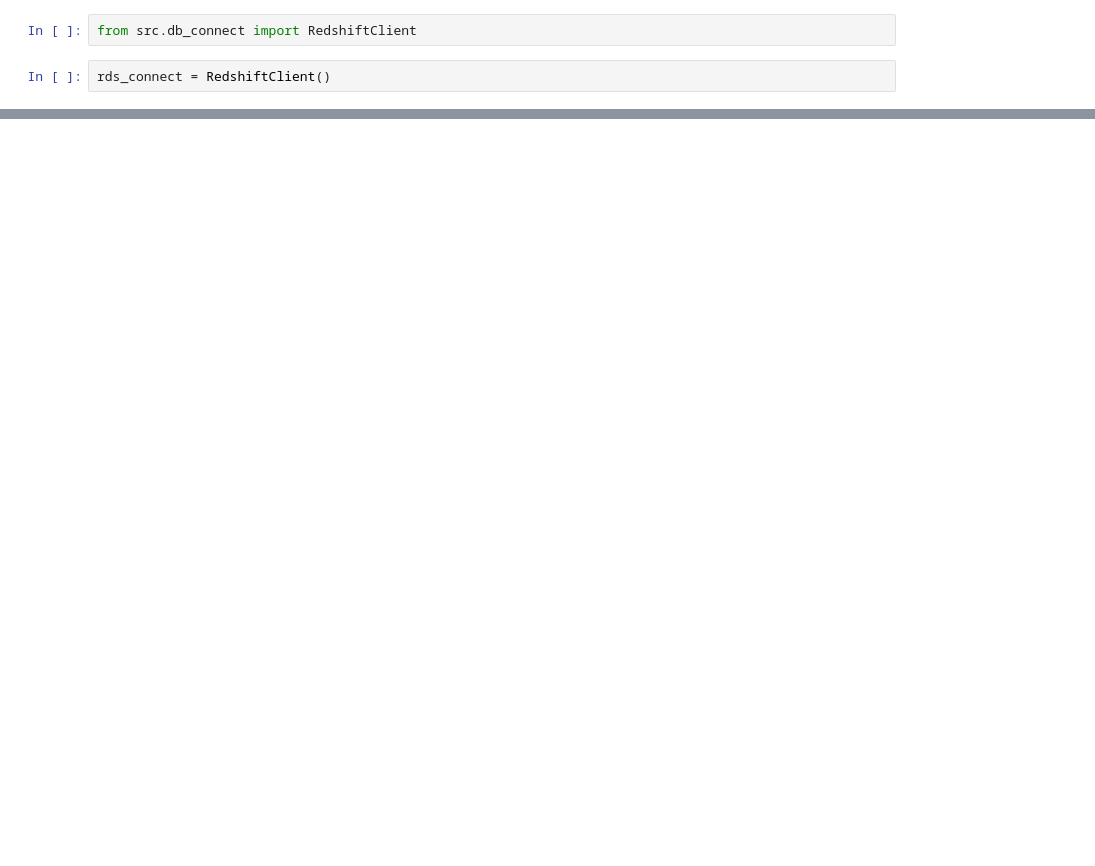
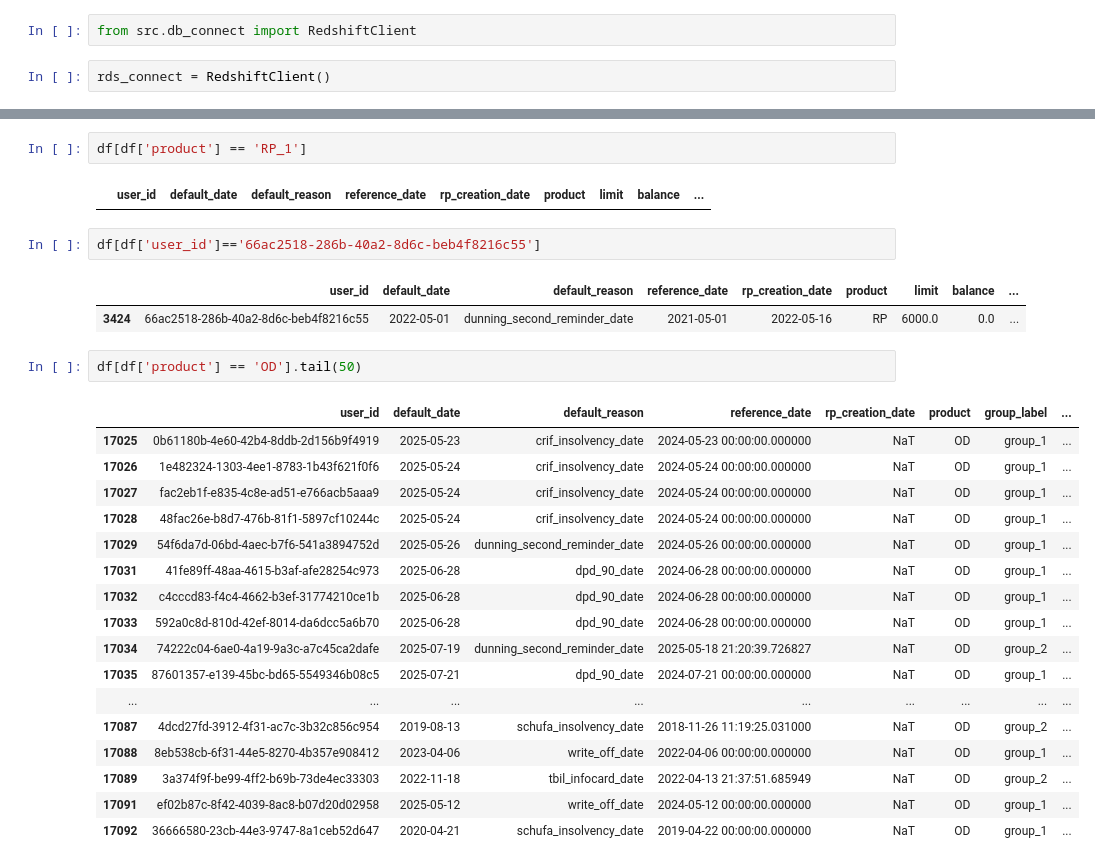
Before and after one commit to ilyakatliaroun26/CCF, a Jupyter notebook: test.ipynb, the cells around one changed output, grey strips where cells are left out. Drawn from its saved outputs; the diff is of its cells as text; blank space fills up the shorter version.

```diff
--- a/test.ipynb
+++ b/test.ipynb
@@ -25,0 +115,29 @@ print(df.head())
+# %%
+df[df['product'] == 'RP_1']
+# %% [output]
+|  | user_id | default_date | default_reason | reference_date | rp_creation_date | product | limit | balance | ... |
+# %%
+df[df['user_id']=='66ac2518-286b-40a2-8d6c-beb4f8216c55']
+# %% [output]
+|  | user_id | default_date | default_reason | reference_date | rp_creation_date | product | limit | balance | ... |
+| 3424 | 66ac2518-286b-40a2-8d6c-beb4f8216c55 | 2022-05-01 | dunning_second_reminder_date | 2021-05-01 | 2022-05-16 | RP | 6000.0 | 0.0 | ... |
+# %%
+df[df['product'] == 'OD'].tail(50)
+# %% [output]
+|  | user_id | default_date | default_reason | reference_date | rp_creation_date | product | group_label | ... |
+| 17025 | 0b61180b-4e60-42b4-8ddb-2d156b9f4919 | 2025-05-23 | crif_insolvency_date | 2024-05-23 00:00:00.000000 | NaT | OD | group_1 | ... |
+| 17026 | 1e482324-1303-4ee1-8783-1b43f621f0f6 | 2025-05-24 | crif_insolvency_date | 2024-05-24 00:00:00.000000 | NaT | OD | group_1 | ... |
+| 17027 | fac2eb1f-e835-4c8e-ad51-e766acb5aaa9 | 2025-05-24 | crif_insolvency_date | 2024-05-24 00:00:00.000000 | NaT | OD | group_1 | ... |
+| 17028 | 48fac26e-b8d7-476b-81f1-5897cf10244c | 2025-05-24 | crif_insolvency_date | 2024-05-24 00:00:00.000000 | NaT | OD | group_1 | ... |
+| 17029 | 54f6da7d-06bd-4aec-b7f6-541a3894752d | 2025-05-26 | dunning_second_reminder_date | 2024-05-26 00:00:00.000000 | NaT | OD | group_1 | ... |
+| 17031 | 41fe89ff-48aa-4615-b3af-afe28254c973 | 2025-06-28 | dpd_90_date | 2024-06-28 00:00:00.000000 | NaT | OD | group_1 | ... |
+| 17032 | c4cccd83-f4c4-4662-b3ef-31774210ce1b | 2025-06-28 | dpd_90_date | 2024-06-28 00:00:00.000000 | NaT | OD | group_1 | ... |
+| 17033 | 592a0c8d-810d-42ef-8014-da6dcc5a6b70 | 2025-06-28 | dpd_90_date | 2024-06-28 00:00:00.000000 | NaT | OD | group_1 | ... |
+| 17034 | 74222c04-6ae0-4a19-9a3c-a7c45ca2dafe | 2025-07-19 | dunning_second_reminder_date | 2025-05-18 21:20:39.726827 | NaT | OD | group_2 | ... |
+| 17035 | 87601357-e139-45bc-bd65-5549346b08c5 | 2025-07-21 | dpd_90_date | 2024-07-21 00:00:00.000000 | NaT | OD | group_1 | ... |
+| ... | ... | ... | ... | ... | ... | ... | ... | ... |
+| 17087 | 4dcd27fd-3912-4f31-ac7c-3b32c856c954 | 2019-08-13 | schufa_insolvency_date | 2018-11-26 11:19:25.031000 | NaT | OD | group_2 | ... |
+| 17088 | 8eb538cb-6f31-44e5-8270-4b357e908412 | 2023-04-06 | write_off_date | 2022-04-06 00:00:00.000000 | NaT | OD | group_1 | ... |
+| 17089 | 3a374f9f-be99-4ff2-b69b-73de4ec33303 | 2022-11-18 | tbil_infocard_date | 2022-04-13 21:37:51.685949 | NaT | OD | group_2 | ... |
+| 17091 | ef02b87c-8f42-4039-8ac8-b07d20d02958 | 2025-05-12 | write_off_date | 2024-05-12 00:00:00.000000 | NaT | OD | group_1 | ... |
+| 17092 | 36666580-23cb-44e3-9747-8a1ceb52d647 | 2020-04-21 | schufa_insolvency_date | 2019-04-22 00:00:00.000000 | NaT | OD | group_1 | ... |
```
Also changed, not shown: parts of 34 cells of this notebook.
